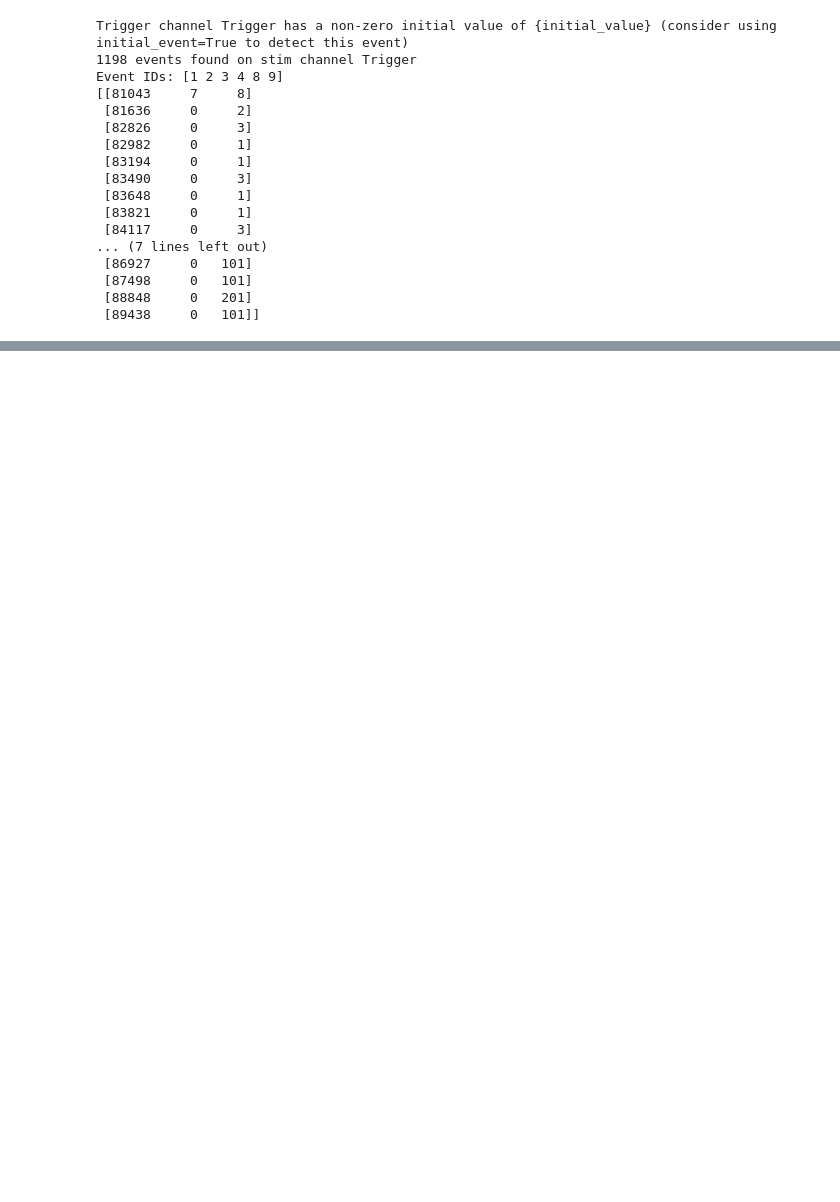
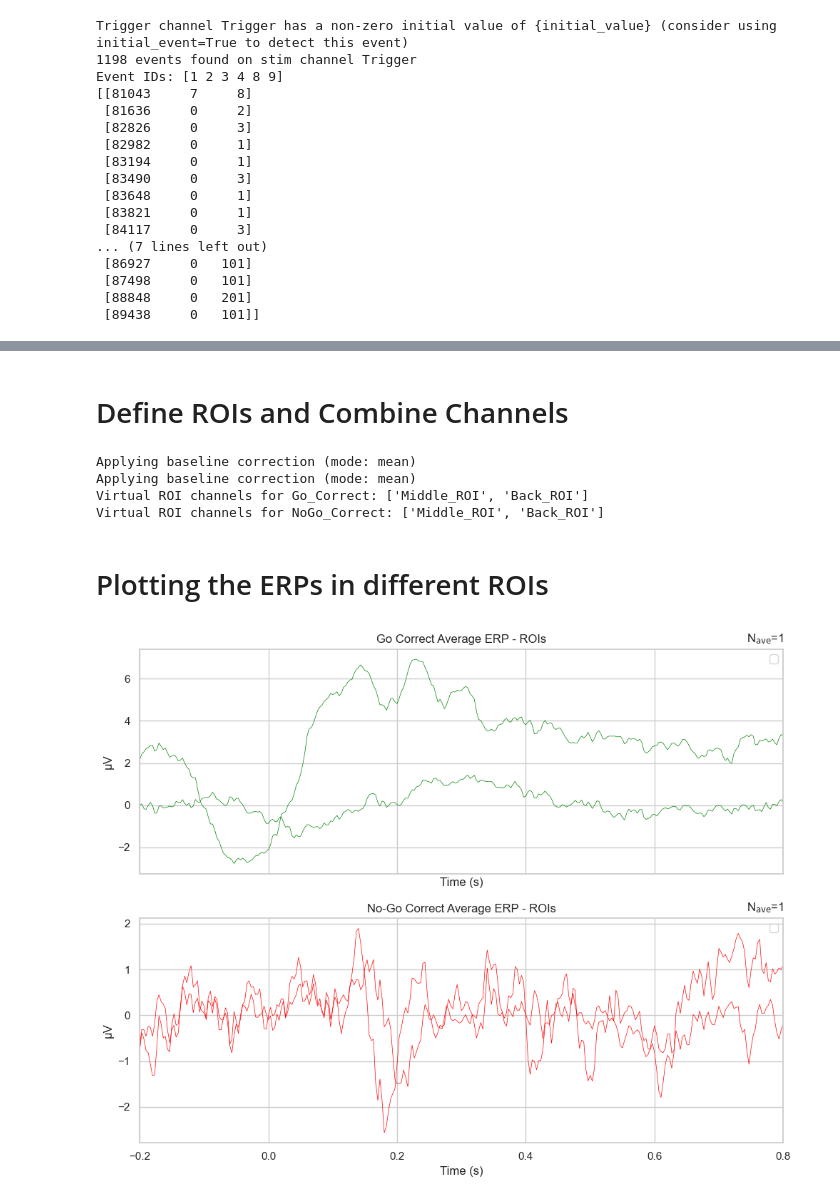
Before and after one commit to hyruuk/neurotheque_pilots, a Jupyter notebook: analysis_gonogo.ipynb, the cells around one changed output, grey strips where cells are left out. Saved outputs shown, nothing was run; the diff lists cells and outputs as text; code cells hidden in the pictures; blank space fills up the shorter version.

```diff
--- a/analysis_gonogo.ipynb
+++ b/analysis_gonogo.ipynb
@@ -215,0 +128,66 @@ logging.info(f"Number of Mental Imagery epochs: {len(epochs_mentalimagery)}")
+# %% [markdown]
+# Define ROIs and Combine Channels
+# %%
+# Define channel names for Middle and Back ROIs
+middle_channels = ['Fp1', 'Fp2', 'F3', 'F4', 'Fz', 'C3', 'C4', 'Cz']
+back_channels = ['P3', 'P4', 'O1', 'O2']
+
+# Select channel indices for Middle and Back ROIs
+middle_ix = mne.pick_channels(raw.info["ch_names"], include=middle_channels)
+back_ix = mne.pick_channels(raw.info["ch_names"], include=back_channels)
+
+# Define a dictionary mapping ROI names to their respective channel indices
+roi_dict = {
+    'Middle_ROI': middle_ix,
+    'Back_ROI': back_ix
+}
+
+# Combine channels within each ROI by averaging for Go_Correct condition
+roi_evoked_go = mne.channels.combine_channels(epochs_correct['Go_Correct'].average(), roi_dict, method="mean")
+
+# Combine channels within each ROI by averaging for NoGo_Correct condition
+roi_evoked_nogo = mne.channels.combine_channels(epochs_correct['NoGo_Correct'].average(), roi_dict, method="mean")
+
+# Display the new channel names to confirm
+print("Virtual ROI channels for Go_Correct:", roi_evoked_go.info["ch_names"])
+print("Virtual ROI channels for NoGo_Correct:", roi_evoked_nogo.info["ch_names"])
+# %% [output]
+Applying baseline correction (mode: mean)
+Applying baseline correction (mode: mean)
+Virtual ROI channels for Go_Correct: ['Middle_ROI', 'Back_ROI']
+Virtual ROI channels for NoGo_Correct: ['Middle_ROI', 'Back_ROI']
+# %% [markdown]
+# Plotting the ERPs in different ROIs
+# %%
+# Create a figure with two subplots (2 rows, 1 column)
+fig, axes = plt.subplots(2, 1, figsize=(10, 8), sharex=True)
+
+# Plot Go Correct ERP in the top subplot
+roi_evoked_go.plot(axes=axes[0], spatial_colors=True, show=False)
+axes[0].set_title('Go Correct Average ERP - ROIs')
+
+# Customize line colors to green
+for line in axes[0].get_lines():
+    line.set_color('green')
+
+# Add legend
+handles_go, labels_go = axes[0].get_legend_handles_labels()
+axes[0].legend(handles_go, labels_go, loc='upper right')
+
+# Plot No-Go Correct ERP in the bottom subplot
+roi_evoked_nogo.plot(axes=axes[1], spatial_colors=True, show=False)
+axes[1].set_title('No-Go Correct Average ERP - ROIs')
+
+# Customize line colors to red
+for line in axes[1].get_lines():
+    line.set_color('red')
+
+# Add legend
+handles_nogo, labels_nogo = axes[1].get_legend_handles_labels()
+axes[1].legend(handles_nogo, labels_nogo, loc='upper right')
+
+# Adjust layout and display the plots
+plt.tight_layout()
+plt.show()
+# %% [output]
+[figure, added]
```
Also changed, not shown: parts of 6 cells of this notebook.
